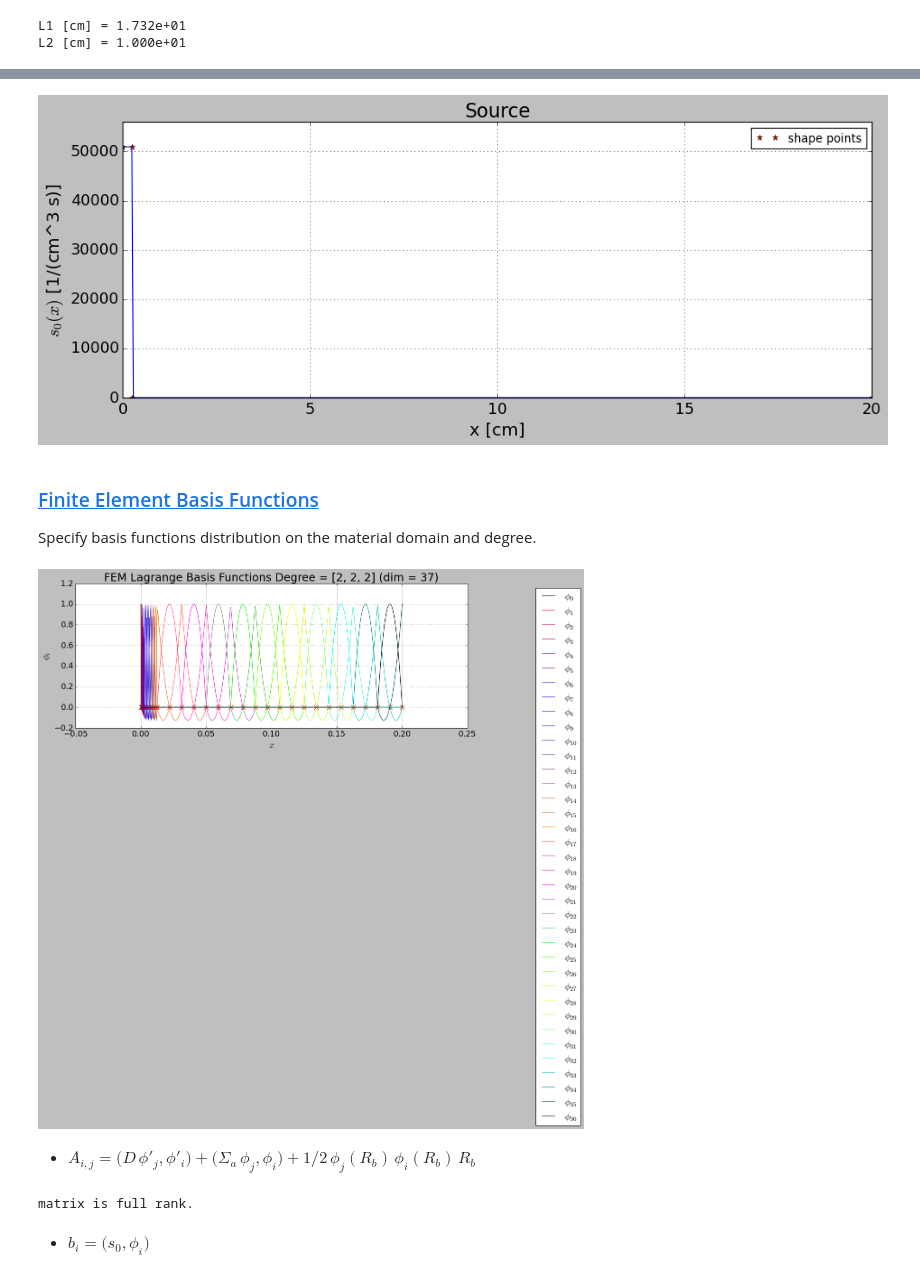
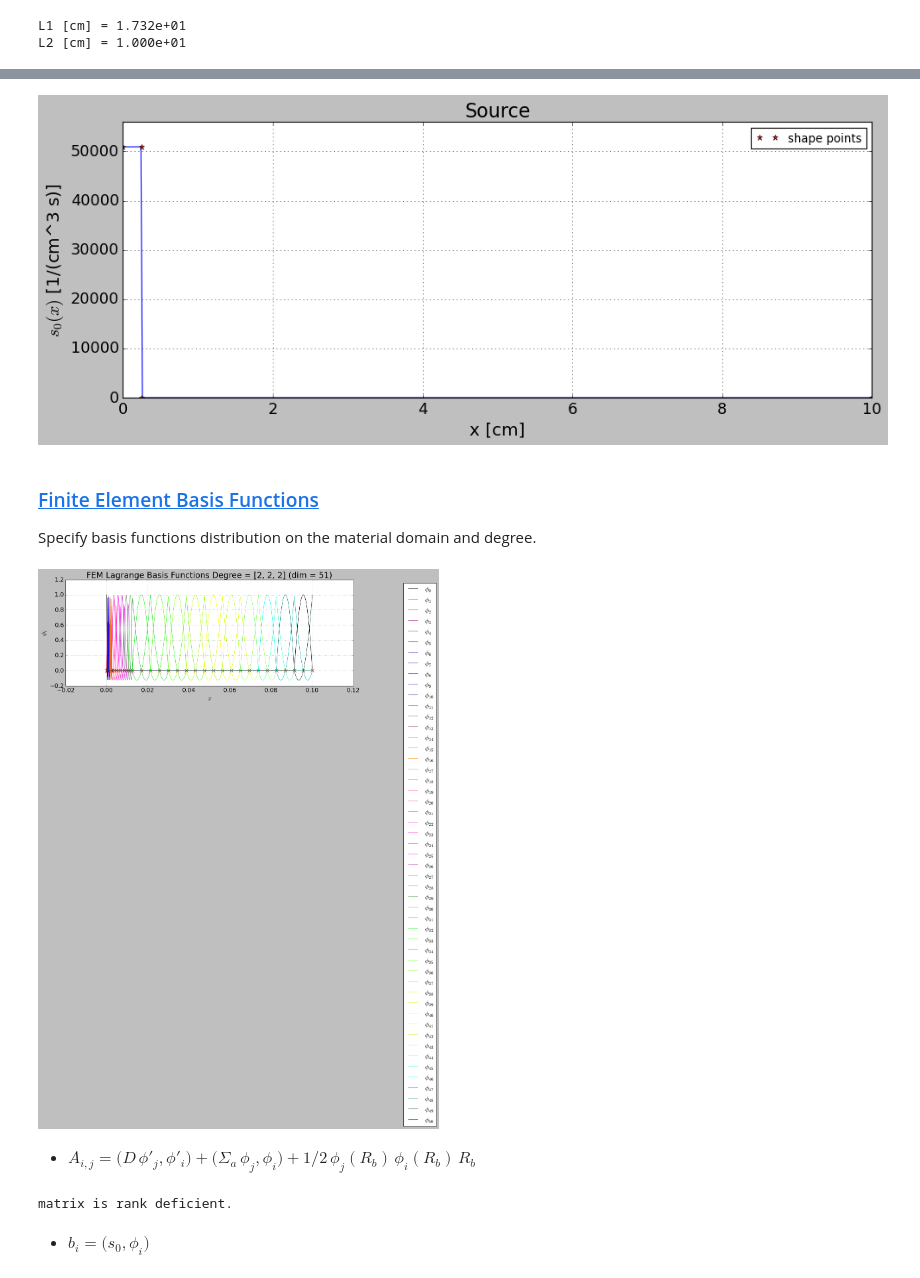
Before and after one commit to dpploy/engy-5050, a Jupyter notebook: notebooks/04-diff-line-source.ipynb, the cells around one changed output, grey strips where cells are left out. Drawn from its saved outputs; the diff is of its cells as text; code cells hidden in the pictures.

```diff
--- a/notebooks/04-diff-line-source.ipynb
+++ b/notebooks/04-diff-line-source.ipynb
@@ -403,7 +403,7 @@ unit.um = unit.micro*unit.meter
 '''Domain'''
 r_0 = 0*unit.cm
 r_R = .25*unit.cm
-r_b = 20*unit.cm
+r_b = 10*unit.cm
 # %%
 '''Parameters and data'''
 
@@ -476,7 +476,7 @@ source.plot(n_plot_pts=500, show_shape_pts=True,
              ylim=[min(source_1, source_2)*unit.cm**3*unit.second*.9,
                    max(source_1, source_2)*unit.cm**3*unit.second*1.1])
 # %% [output]
-[figure, old version]
+[figure, new version]
 # %% [markdown]
 ### [Finite Element Basis Functions](#toc)<a id="fembf-vac"></a>
 
@@ -484,14 +484,14 @@ Specify basis functions distribution on the material domain and degree.
 # %%
 '''Build basis functions'''
 from engy_5050.toolkit import LagrangeFEMBasis
 
 degree = [2,2,2]
-n_elem = [3,5,10] # make sure to use an odd number of element in the central source domain
+n_elem = [10,5,10] # make sure to use an odd number of element in the central source domain
 
 femlb = LagrangeFEMBasis(degree=degree, n_elem=n_elem, x_partition=[r_0, r_R, r_R+1*unit.cm, r_b])
 femlb.plot(n_plot_pts=500)
 # %% [output]
-[figure, old version]
+[figure, new version]
 # %% [markdown]
   + $A_{i,j} = \bigl(D\,\phi'_j,\phi'_i\bigr) + \bigl(\Sigma_a\,\phi_j,\phi_i\bigr) + 1/2\,\phi_j(R_b)\,\phi_i(R_b)\,R_b $
 # %%
@@ -514,7 +514,7 @@ if matrix_rank(a_mtrx,tol=1e-6) == min(a_mtrx.shape):
 else:
     print('matrix is rank deficient.')
 # %% [output]
-matrix is full rank.
+matrix is rank deficient.
 # %% [markdown]
  + $b_i = \bigl(s_0,\phi_i\bigr)$
 # %%
```
Also changed, not shown: parts of 7 cells of this notebook, 2 other files.
